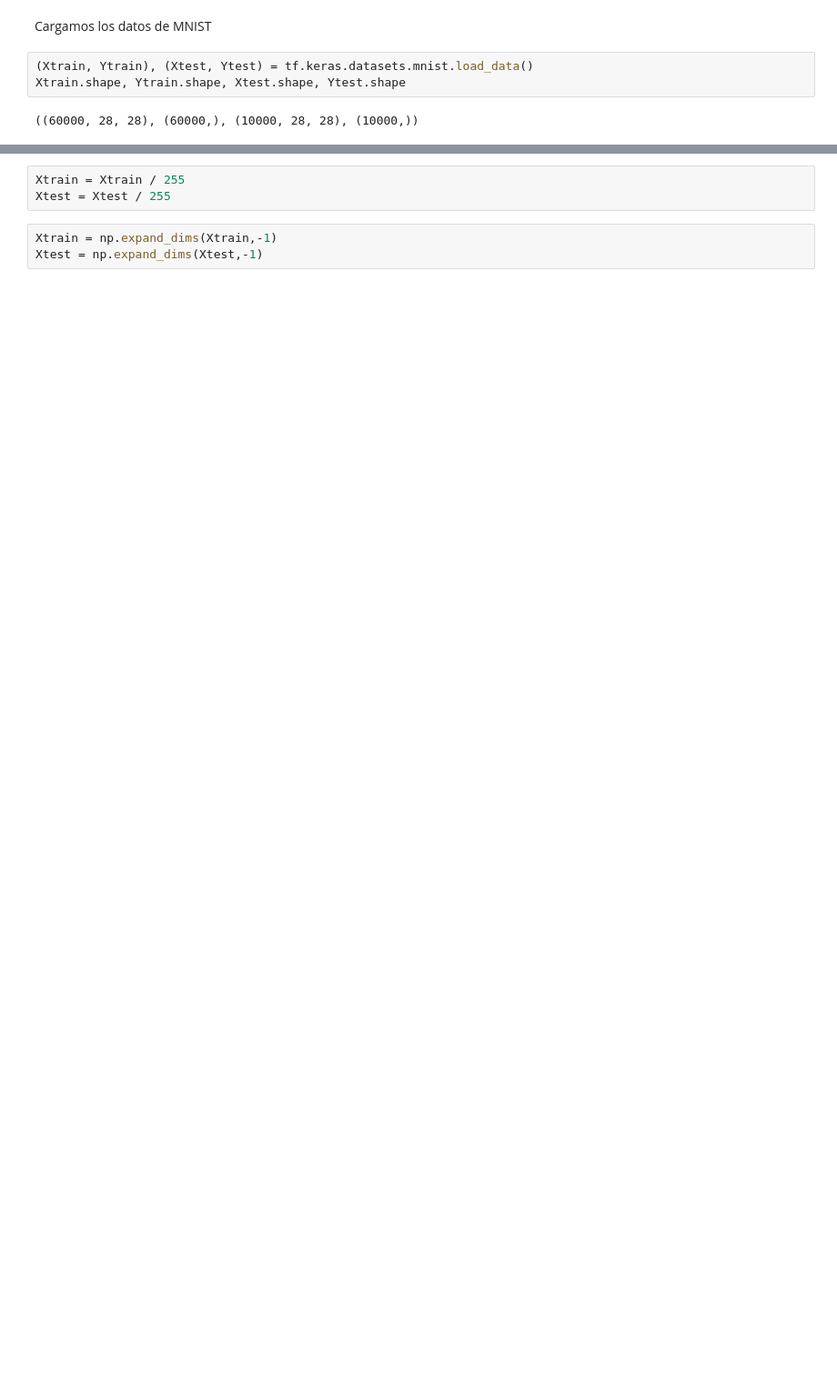
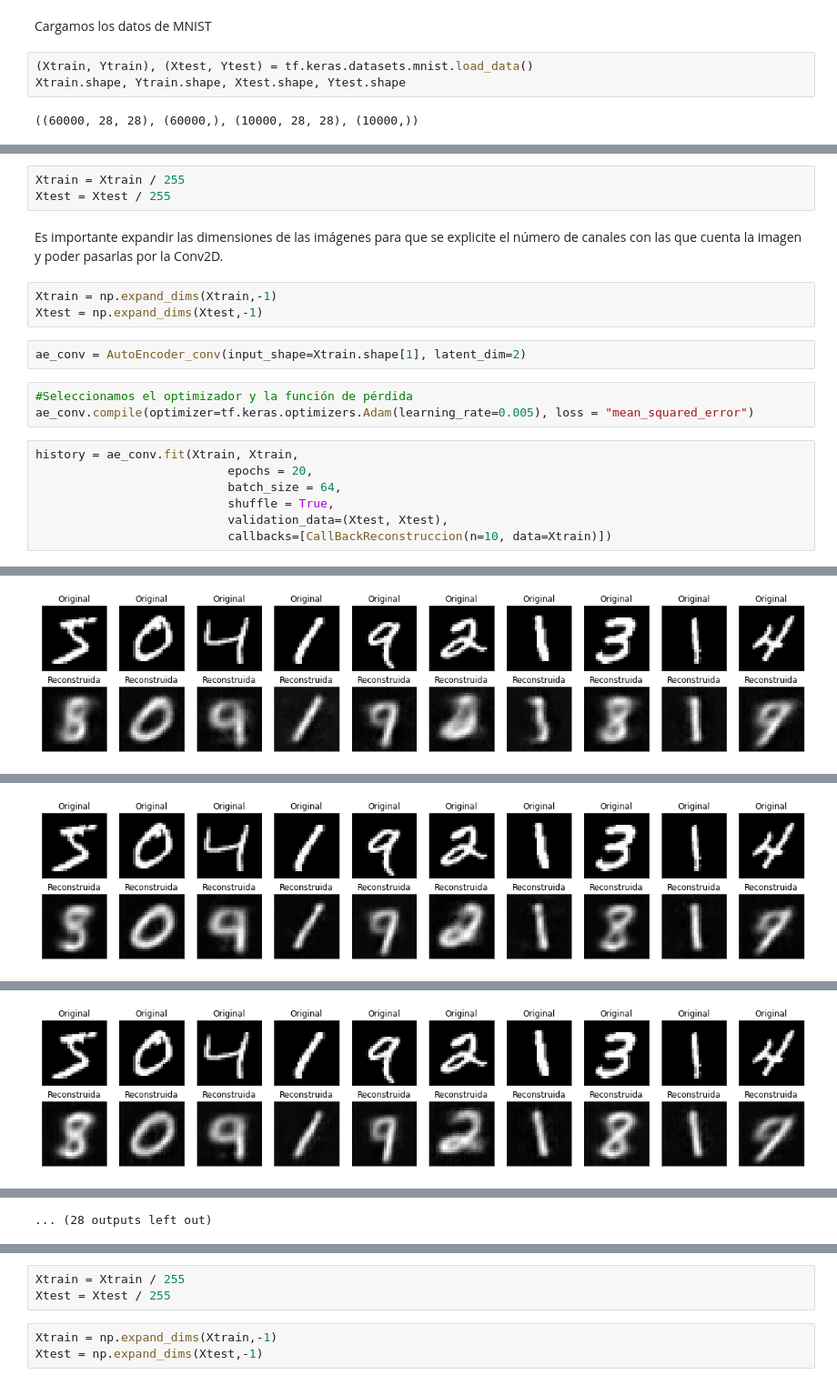
Before and after one commit to Rietta5/VAE-GAN, a Jupyter notebook: Notebooks/AutoEncoder_conv.ipynb, the cells around one changed output, grey strips where cells are left out. Shown at 91% size. Drawn from its saved outputs; the diff is of its cells as text; blank space fills up the shorter version.

```diff
--- a/Notebooks/AutoEncoder_conv.ipynb
+++ b/Notebooks/AutoEncoder_conv.ipynb
@@ -18,0 +146,21 @@ Normalizamos
+# %%
+Xtrain = Xtrain / 255
+Xtest = Xtest / 255
+# %% [markdown]
+Es importante expandir las dimensiones de las imágenes para que se explicite el número de canales con las que cuenta la imagen y poder pasarlas por la Conv2D.
+# %%
+Xtrain = np.expand_dims(Xtrain,-1)
+Xtest = np.expand_dims(Xtest,-1)
+# %%
+ae_conv = AutoEncoder_conv(input_shape=Xtrain.shape[1], latent_dim=2)
+# %%
+#Seleccionamos el optimizador y la función de pérdida
+ae_conv.compile(optimizer=tf.keras.optimizers.Adam(learning_rate=0.005), loss = "mean_squared_error")
+# %%
+history = ae_conv.fit(Xtrain, Xtrain,
+                           epochs = 20,
+                           batch_size = 64,
+                           shuffle = True,
+                           validation_data=(Xtest, Xtest),
+                           callbacks=[CallBackReconstruccion(n=10, data=Xtrain)])
+# %% [output]
@@ -18,0 +169 @@ Normalizamos
+[figure, added]
@@ -18,0 +172 @@ Normalizamos
+[figure, added]
@@ -18,0 +175 @@ Normalizamos
+[figure, added]
@@ -18,0 +185 @@ Normalizamos
+... (28 outputs left out)
```
Also changed, not shown: parts of 37 cells of this notebook.
